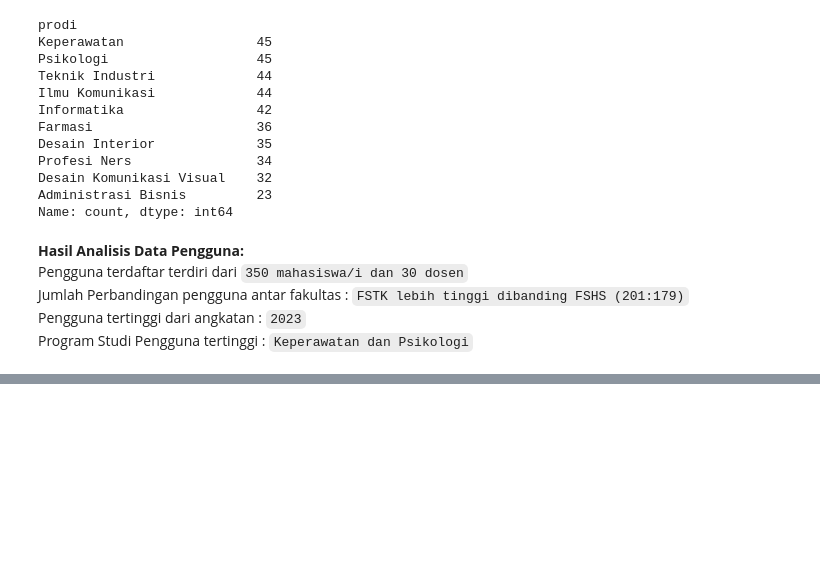
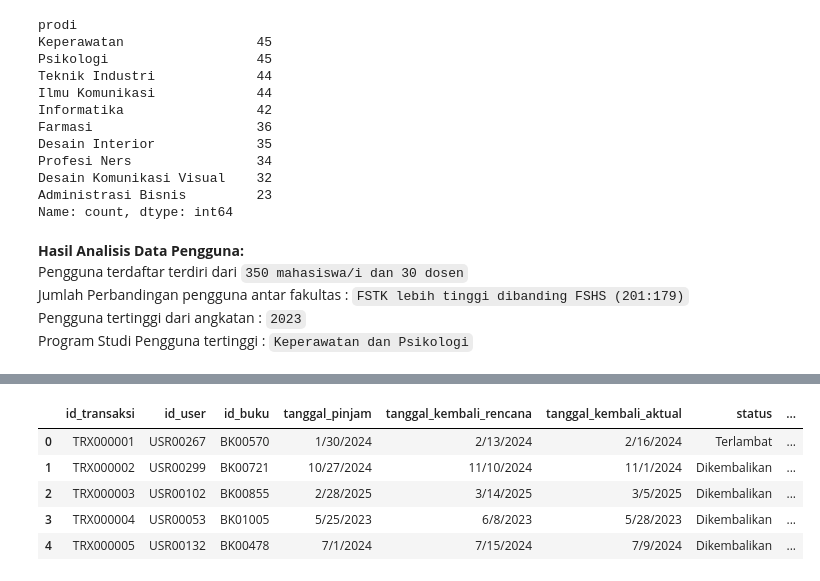
Before and after one commit to mayanggumelarr/Hybrid-Library-Book-Recomendation-Content-Base-Filtering, a Jupyter notebook: cbf-book-rec.ipynb, the cells around one changed output, grey strips where cells are left out. Cells and saved outputs as stored; diff of their text form; code cells hidden in the pictures; blank space fills up the shorter version.

```diff
--- a/cbf-book-rec.ipynb
+++ b/cbf-book-rec.ipynb
@@ -283,0 +303,9 @@ Program Studi Pengguna tertinggi : `Keperawatan dan Psikologi`
+# %%
+df_trs.head()
+# %% [output]
+|  | id_transaksi | id_user | id_buku | tanggal_pinjam | tanggal_kembali_rencana | tanggal_kembali_aktual | status | ... |
+| 0 | TRX000001 | USR00267 | BK00570 | 1/30/2024 | 2/13/2024 | 2/16/2024 | Terlambat | ... |
+| 1 | TRX000002 | USR00299 | BK00721 | 10/27/2024 | 11/10/2024 | 11/1/2024 | Dikembalikan | ... |
+| 2 | TRX000003 | USR00102 | BK00855 | 2/28/2025 | 3/14/2025 | 3/5/2025 | Dikembalikan | ... |
+| 3 | TRX000004 | USR00053 | BK01005 | 5/25/2023 | 6/8/2023 | 5/28/2023 | Dikembalikan | ... |
+| 4 | TRX000005 | USR00132 | BK00478 | 7/1/2024 | 7/15/2024 | 7/9/2024 | Dikembalikan | ... |
```
Also changed, not shown: parts of 8 cells of this notebook.
